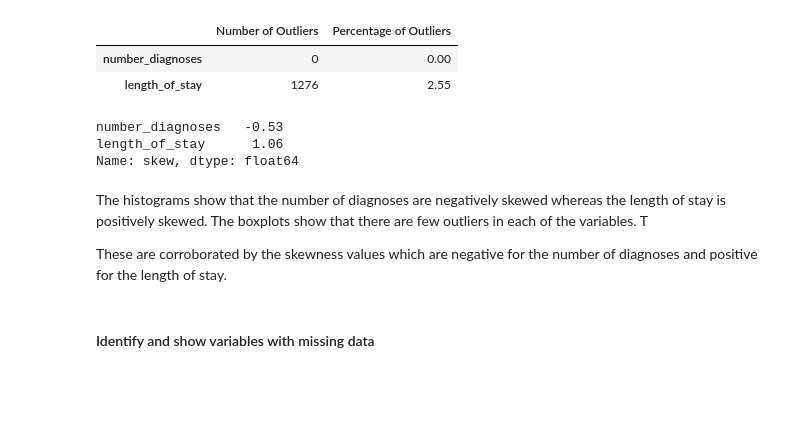
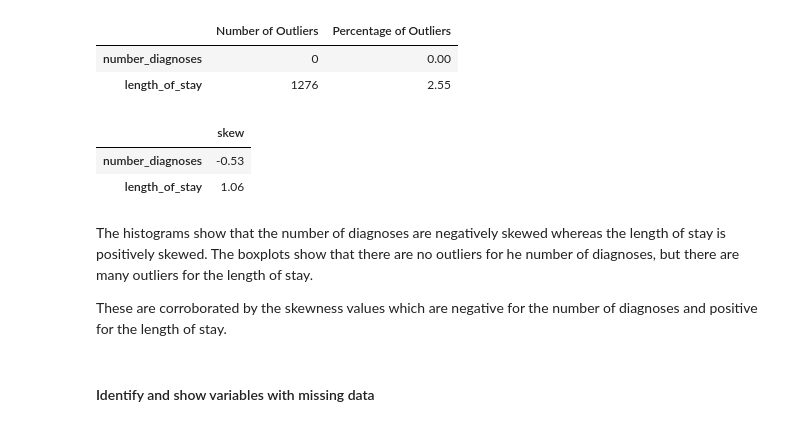
Before and after one commit to johnmarquess/IFN509, a Jupyter notebook: Assignment1_submission/assigment1_analysis.ipynb, the cells around one changed output. Cells and saved outputs as stored; diff of their text form; code cells hidden in the pictures; blank space fills up the shorter version.

```diff
--- a/Assignment1_submission/assigment1_analysis.ipynb
+++ b/Assignment1_submission/assigment1_analysis.ipynb
@@ -821,13 +821,13 @@ group3_outliers
 # %%
 group3_stats.loc['skew'] = d1[['number_diagnoses', 'length_of_stay']].skew()
 # %%
-group3_stats.loc['skew']
+group3_stats.loc['skew'].to_frame()
 # %% [output]
-number_diagnoses   -0.53
-length_of_stay      1.06
-Name: skew, dtype: float64
+|  | skew |
+| number_diagnoses | -0.53 |
+| length_of_stay | 1.06 |
 # %% [markdown]
-The histograms show that the number of diagnoses are negatively skewed whereas the length of stay is positively skewed. The boxplots show that there are few outliers in each of the variables. T
+The histograms show that the number of diagnoses are negatively skewed whereas the length of stay is positively skewed. The boxplots show that there are no outliers for he number of diagnoses, but there are many outliers for the length of stay.
 
 These are corroborated by the skewness values which are negative for the number of diagnoses and positive for the length of stay.
 # %% [markdown]
```
Also changed, not shown: parts of 4 cells of this notebook, 1 other file.
